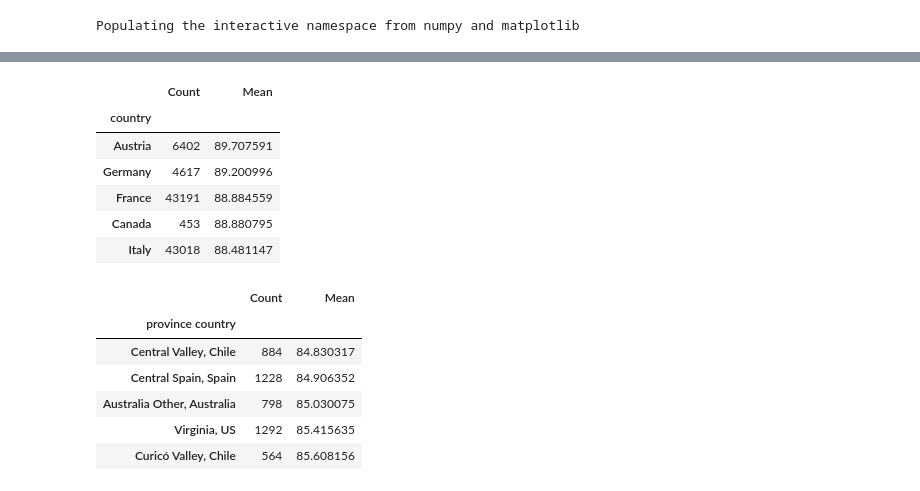
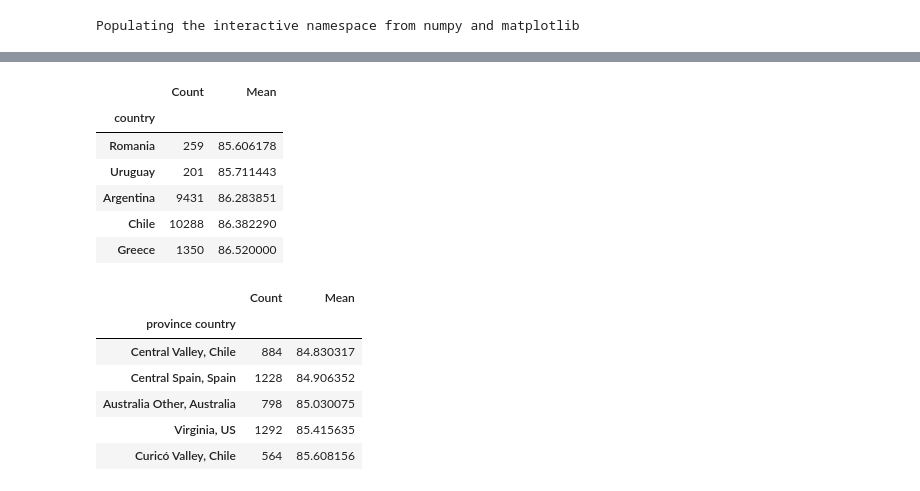
Before and after one commit to nguyentommy86/373-Project, a Jupyter notebook: Project.ipynb, the cells around one changed output, grey strips where cells are left out. Cells and saved outputs as stored; diff of their text form; code cells hidden in the pictures.

```diff
--- a/Project.ipynb
+++ b/Project.ipynb
@@ -31,20 +29,20 @@ df[0:10]
 # %%
 #best/worst average by country
 
 
 avg_country = df[["country","points"]].groupby("country").agg(["count","mean"])
 avg_country.columns = ['Count', "Mean"]
 avg_country = avg_country[avg_country["Count"] > 200]
 avg_country.sort_values(by= "Mean", ascending = False)[0:5] #best
-#avg_country.sort_values(by= "Mean", ascending = True)[0:5] #worst
+avg_country.sort_values(by= "Mean", ascending = True)[0:5] #worst
 # %% [output]
 |  | Count | Mean |
 | country |  |  |
-| Austria | 6402 | 89.707591 |
-| Germany | 4617 | 89.200996 |
-| France | 43191 | 88.884559 |
-| Canada | 453 | 88.880795 |
-| Italy | 43018 | 88.481147 |
+| Romania | 259 | 85.606178 |
+| Uruguay | 201 | 85.711443 |
+| Argentina | 9431 | 86.283851 |
+| Chile | 10288 | 86.382290 |
+| Greece | 1350 | 86.520000 |
 # %%
 #best average by province
 avg_region = df[["province country","points"]].groupby(["province country"]).agg(["count","mean"])
```
Also changed, not shown: parts of 8 cells of this notebook, 2 other files.
